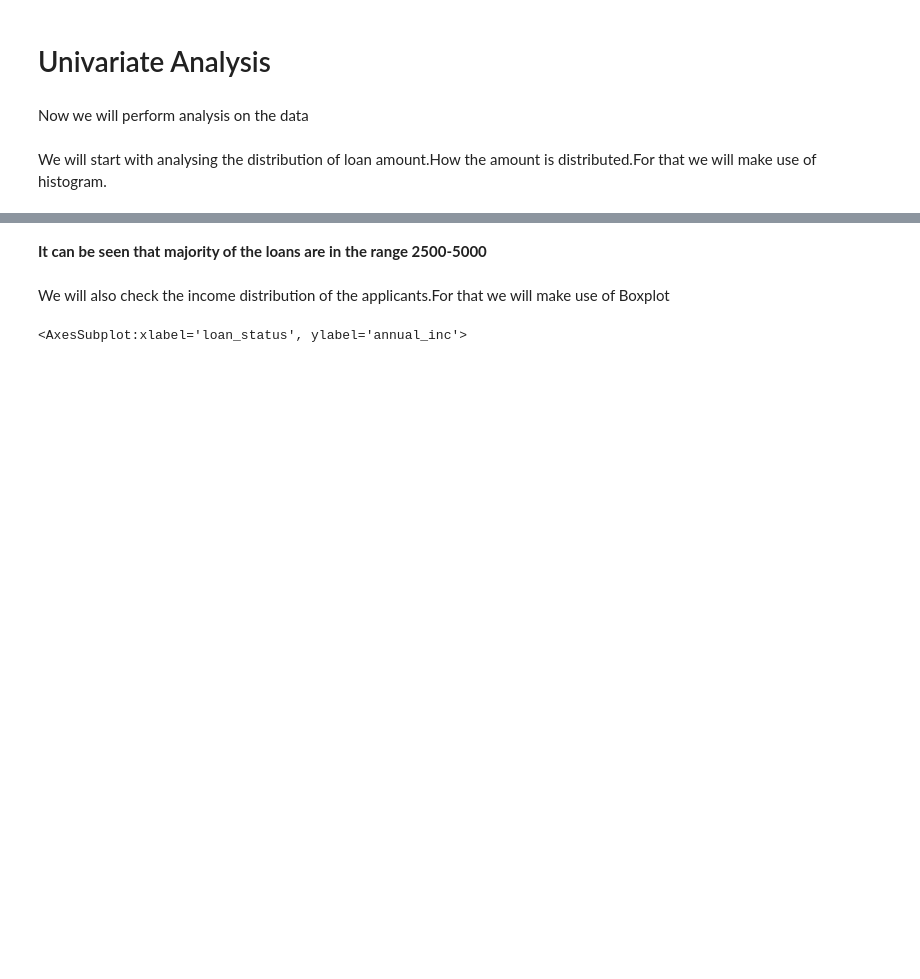
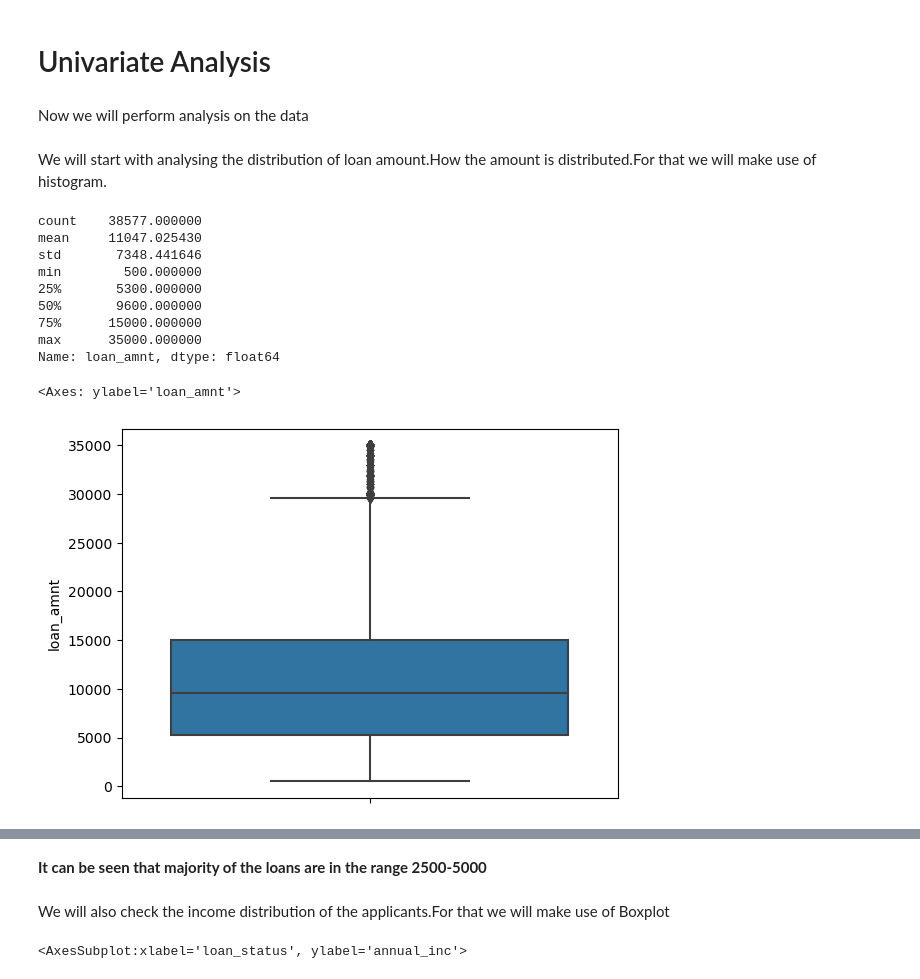
Before and after one commit to gurpreetkalra/LoanClubCaseStudyRepo, a Jupyter notebook: Final_submission_EDA.ipynb, the cells around one changed output, grey strips where cells are left out. Drawn from its saved outputs; the diff is of its cells as text; code cells hidden in the pictures; blank space fills up the shorter version.

```diff
--- a/Final_submission_EDA.ipynb
+++ b/Final_submission_EDA.ipynb
@@ -491,6 +504,21 @@ loan_df_filtered.shape
 Now we will perform analysis on the data
 # %% [markdown]
 We will start with analysing the distribution of loan amount.How the amount is distributed.For that we will make use of histogram.
+# %%
+print(loan_df_filtered['loan_amnt'].describe())
+seaborn.boxplot(y=loan_df_filtered['loan_amnt'])
+# %% [output]
+count    38577.000000
+mean     11047.025430
+std       7348.441646
+min        500.000000
+25%       5300.000000
+50%       9600.000000
+75%      15000.000000
+max      35000.000000
+Name: loan_amnt, dtype: float64
+<Axes: ylabel='loan_amnt'>
+[figure, added]
 # %%
 ax = plt.subplots(figsize=(10, 6))
 seaborn.histplot(data=loan_df_filtered,x='loan_amnt',bins=15)
```
Also changed, not shown: parts of 3 cells of this notebook, 4 other files.
